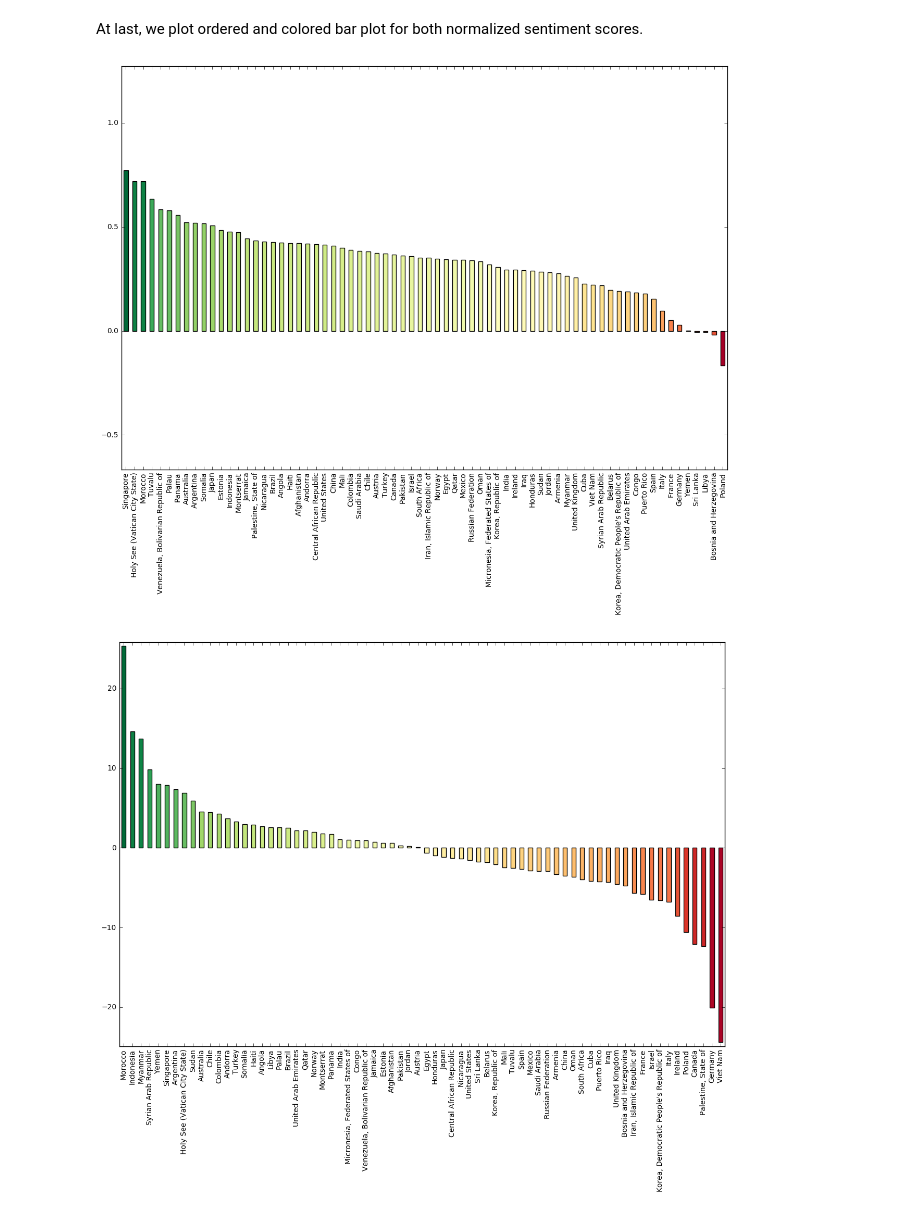
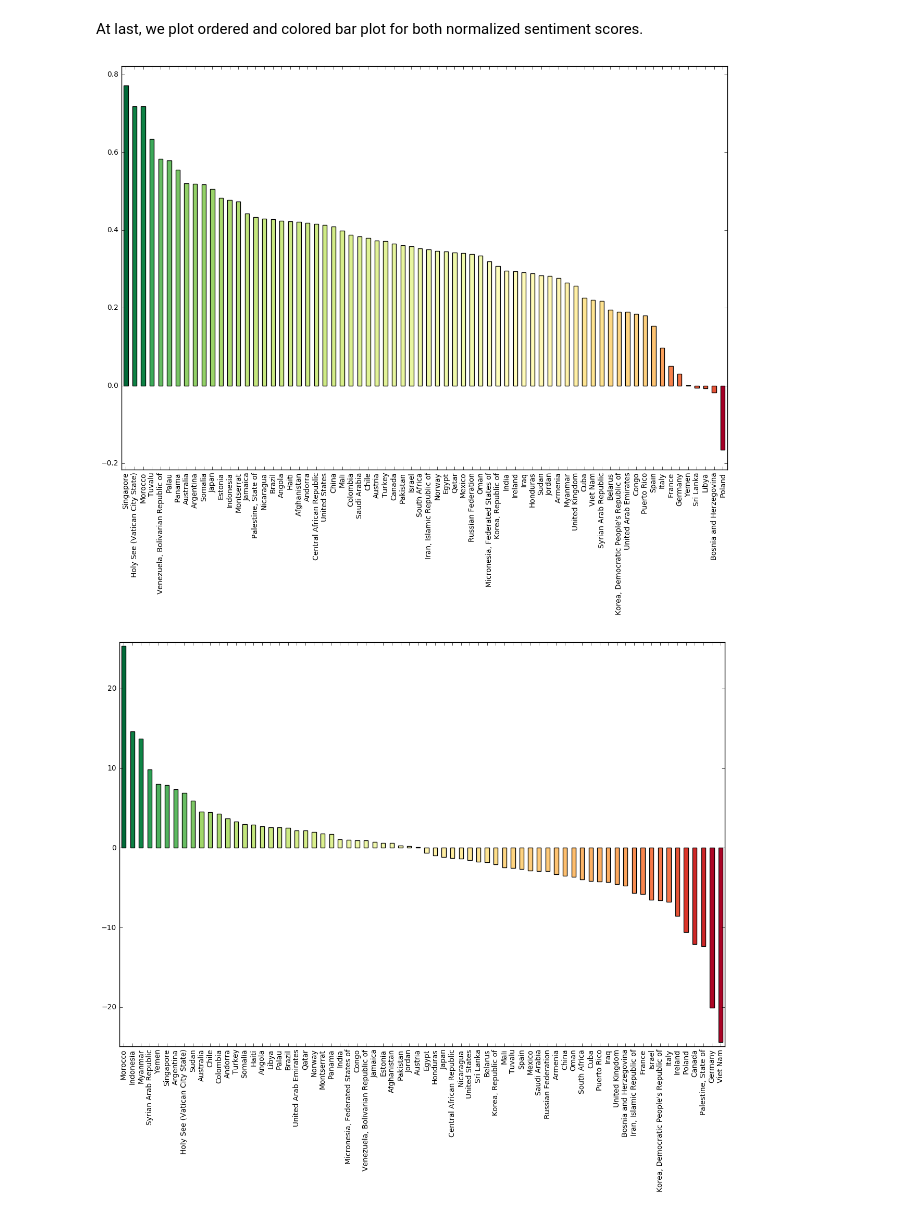
Before and after one commit to korcek-juraj/Homework, a Jupyter notebook: 05 - Taming Text/Taming Text.ipynb, the cells around one changed output. Saved outputs shown, nothing was run; the diff lists cells and outputs as text; code cells hidden in the pictures.

```diff
--- a/05 - Taming Text/Taming Text.ipynb
+++ b/05 - Taming Text/Taming Text.ipynb
@@ -623,7 +593,7 @@ improved_country_list = {
     'WS': ['WS', 'WSM', 'Samoa'],
     'YE': ['YE', 'YEM', 'Yemen'],
     'YT': ['', 'MYT', 'Mayotte'],
-    'ZA': ['ZA', 'ZAF', 'South Africa'],
+    'ZA': ['ZA', 'ZAF', 'South Africa', 'SAR'],
     'ZM': ['ZM', 'ZMB', 'Zambia'],
     'ZW': ['ZW', 'ZWE', 'Zimbabwe']
 }
@@ -631,0 +608,16 @@ Then, we have run an algorithm (using the dictionary above) which assigned to ev
+# %%
+df['norm_tokens'] = np.empty((len(df), 0)).tolist() # create dataframe column with empty lists
+
+def get_norm_tokens(row):
+    tokens = nltk.word_tokenize(row['ExtractedBodyText'])
+    tokens_wo_punctuation = [token for token in tokens if token not in ['.', ',', '!', '?', ':', '-', '&', '<', '>', ';', '"', '@', '(', ')', "''", '``', '—', '--', "'", '[', ']', '•', '%', '...', '-•-', '-^']]
+    my_stopwords = stopwords.words('english')
+    my_stopwords.extend(["n't", 'pm'])
+    tokens_wo_stopwords = [token for token in tokens_wo_punctuation if token.lower() not in my_stopwords]
+    tokens_tagged = nltk.pos_tag(tokens_wo_stopwords)
+    lemmed_tokens  = [lemmed_token for lemmed_token, wordnet_pos in (lemmatize(token, part_of_speech) for token, part_of_speech in tokens_tagged) if wordnet_pos is not None]
+    norm_tokens = [normalize_token(token) for token in lemmed_tokens]
+    return norm_tokens
+
+df['norm_tokens'] = df.apply(get_norm_tokens, axis=1)
+df['norm_tokens']
@@ -633,8 +647,7 @@ Then, we have run an algorithm (using the dictionary above) which assigned to ev
 df['countries_mentioned'] = np.empty((len(df), 0)).tolist() # create dataframe column with empty lists
 
 def find_countries(row):
-    tokens = nltk.word_tokenize(row['ExtractedBodyText'])
-    return [country_id for country_id, country_str_list in improved_country_list.items() if any(elem in tokens for elem in country_str_list[0:2] if elem is not '') or any(elem.lower() in row['ExtractedBodyText'].lower() for elem in country_str_list[2:])]
+    return [country_id for country_id, country_str_list in improved_country_list.items() if any(elem.lower() in df['norm_tokens'] for elem in country_str_list if elem is not '') or any(elem.lower() in row['ExtractedBodyText'].lower() for elem in country_str_list if elem is not '' and not elem.isupper())]
 
 df['countries_mentioned'] = df.apply(find_countries, axis=1)
 df['countries_mentioned']
@@ -678,15 +689,7 @@ def find_sentiment_liu_hu_lexicon(row):
     if row.astype(str)['countries_mentioned'] == '[]':
         return 0
     print(row.Id)
-    tokens = nltk.word_tokenize(row['ExtractedBodyText'])
-    tokens_wo_punctuation = [token for token in tokens if token not in ['.', ',', '!', '?', ':', '-', '&', '<', '>', ';', '"', '@', '(', ')', "''", '``', '—', '--', "'", '[', ']', '•', '%', '...', '-•-', '-^']]
-    my_stopwords = stopwords.words('english')
-    my_stopwords.extend(["n't", 'pm'])
-    tokens_wo_stopwords = [token for token in tokens_wo_punctuation if token.lower() not in my_stopwords]
-    tokens_tagged = nltk.pos_tag(tokens_wo_stopwords)
-    lemmed_tokens  = [lemmed_token for lemmed_token, wordnet_pos in (lemmatize(token, part_of_speech) for token, part_of_speech in tokens_tagged) if wordnet_pos is not None]
-    norm_tokens = [normalize_token(token) for token in lemmed_tokens]
-    return sum(get_token_sentiment(token) for token in norm_tokens)
+    return sum(get_token_sentiment(token) for token in row['norm_tokens'])
 
 df['sentiment_liu_hu_lexicon'] = df.apply(find_sentiment_liu_hu_lexicon, axis=1)
 df['sentiment_liu_hu_lexicon']
@@ -890,14 +862,14 @@ At last, we plot ordered and colored bar plot for both normalized sentiment scor
 # %%
 matplotlib.rcParams['figure.figsize'] = (15.0, 10.0)
 temp_df = countries_df['sentiment_vader_float_norm'].sort_values(ascending=False, inplace=False)
 x_labels = [improved_country_list[index][2] for index in list(temp_df.index)]
 cmap = matplotlib.cm.get_cmap('RdYlGn')
 # colors = [cmap(np.log2(31 * val + 1) / 5) for val in list((temp_df - temp_df.min()) / (temp_df.max() - temp_df.min()))]
 colors = [cmap(val) for val in list((temp_df - temp_df.min()) / (temp_df.max() - temp_df.min()))]
-ax = temp_df.plot(kind='bar', color=colors, ylim=(temp_df.min() - 0.5, temp_df.max() + 0.5))
+ax = temp_df.plot(kind='bar', color=colors, ylim=(temp_df.min() - 0.05, temp_df.max() + 0.05))
 _ = ax.set_xticklabels(x_labels)
 # %% [output]
-[figure, old version]
+[figure, new version]
 # %%
 temp_df = countries_df['sentiment_liu_hu_lexicon_norm'].sort_values(ascending=False, inplace=False)
 x_labels = [improved_country_list[index][2] for index in list(temp_df.index)]
```
Also changed, not shown: parts of 21 cells of this notebook.
